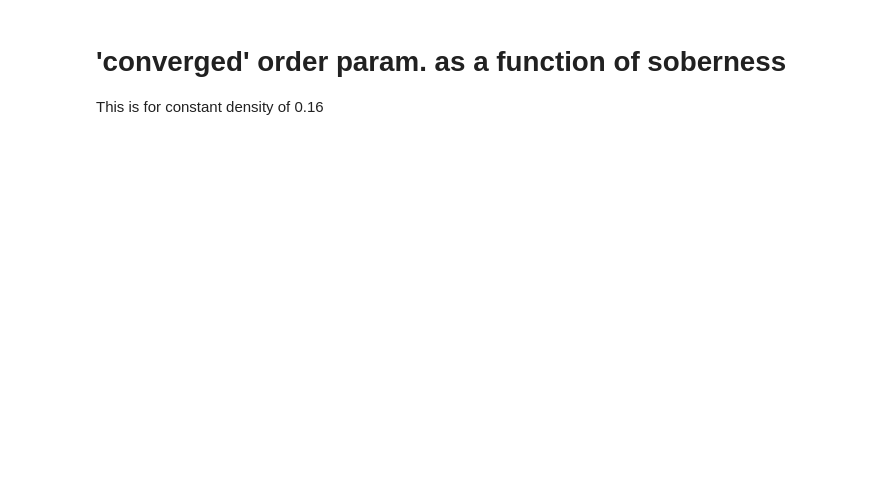
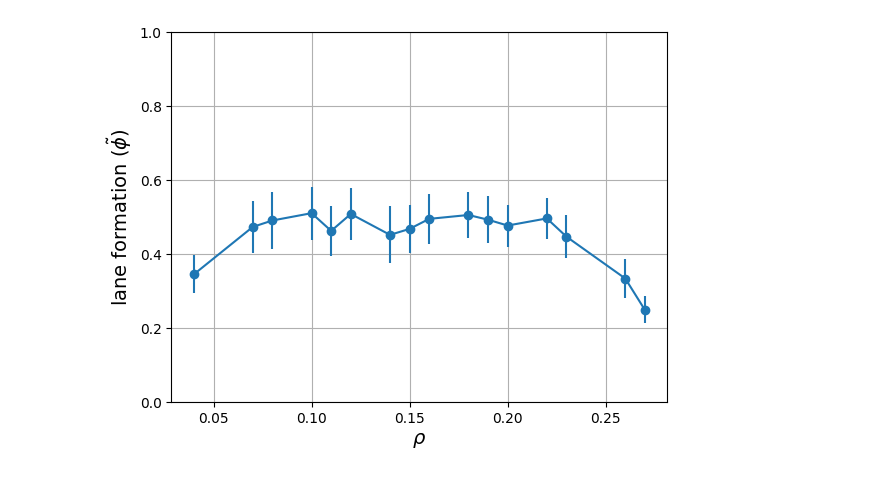
Before and after one commit to Ninavd/crowd-control, a Jupyter notebook: data_analysis.ipynb, the cells around one changed output. Saved outputs shown, nothing was run; the diff lists cells and outputs as text; code cells hidden in the pictures; blank space fills up the shorter version.

```diff
--- a/data_analysis.ipynb
+++ b/data_analysis.ipynb
@@ -66,13 +90,10 @@ This is for constant soberness value of 0.8
 # %%
-# p = 0.8
-
 plt.figure()
-plt.errorbar(x=rho_values, y=[np.mean(all_data[rho][7][0][:-100]) for rho in rho_values], yerr=np.array([np.std(all_data[rho][7][0][:-100]) for rho in rho_values])/1.5, fmt='o-')
+plt.errorbar(x=rho_values, y=[np.mean(all_data[rho][-5][0][:-100]) for rho in rho_values], yerr=np.array([np.std(all_data[rho][7][0][:-100]) for rho in rho_values])/1.5, fmt='o-')
 plt.xlabel('$\\rho$', fontsize=14)
 plt.ylabel('lane formation ($\\tilde{\phi}$)', fontsize=14)
 plt.grid()
 plt.ylim(0, 1)
 plt.show()
+# %% [output]
+[figure, added]
-# %% [markdown]
-# 'converged' order param. as a function of soberness
-This is for constant density of 0.16
```
Also changed, not shown: parts of 20 cells of this notebook.
